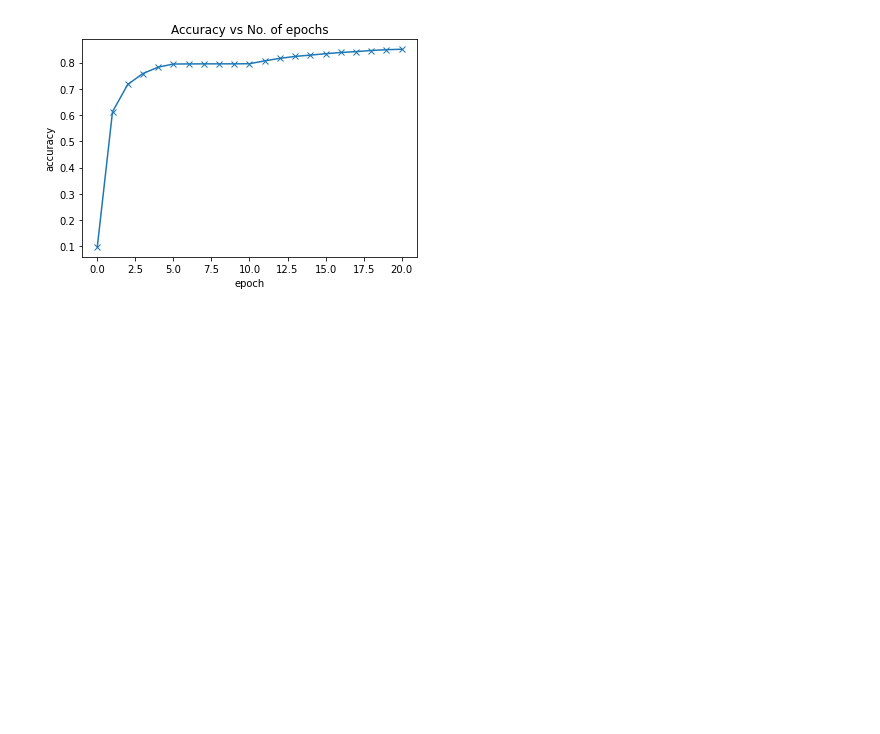
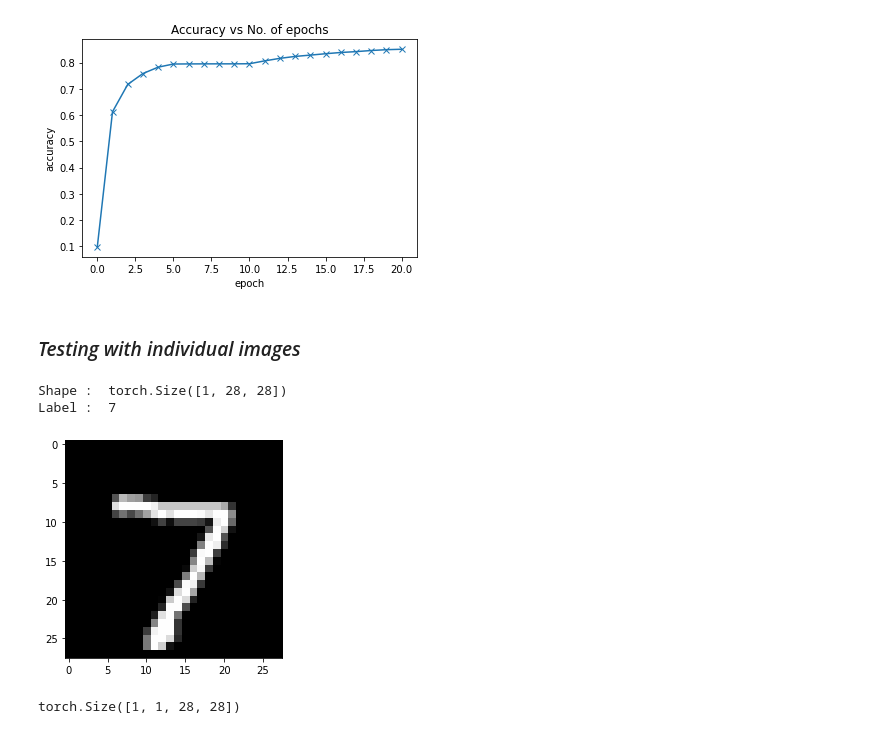
Before and after one commit to ksachchidanand/Deep-Learning, a Jupyter notebook: Zero to GANs/Logistic Regression.ipynb, the cells around one changed output. Cells and saved outputs as stored; diff of their text form; code cells hidden in the pictures; blank space fills up the shorter version.

```diff
--- a/Zero to GANs/Logistic Regression.ipynb
+++ b/Zero to GANs/Logistic Regression.ipynb
@@ -344,3 +344,20 @@ plt.ylabel('accuracy')
 plt.title('Accuracy vs No. of epochs');
 # %% [output]
 [figure]
+# %% [markdown]
+### *Testing with individual images*
+# %%
+test_dataset = MNIST(root='/content', train=False, transform=transform.ToTensor())
+# %%
+image, label = test_dataset[0]
+plt.imshow(image[0], cmap='gray')
+print('Shape : ', image.shape)
+print('Label : ', label)
+# %% [output]
+Shape :  torch.Size([1, 28, 28])
+Label :  7
+[figure, added]
+# %%
+image.unsqueeze(0).shape
+# %% [output]
+torch.Size([1, 1, 28, 28])
```
Also changed, not shown: parts of 11 cells of this notebook.
